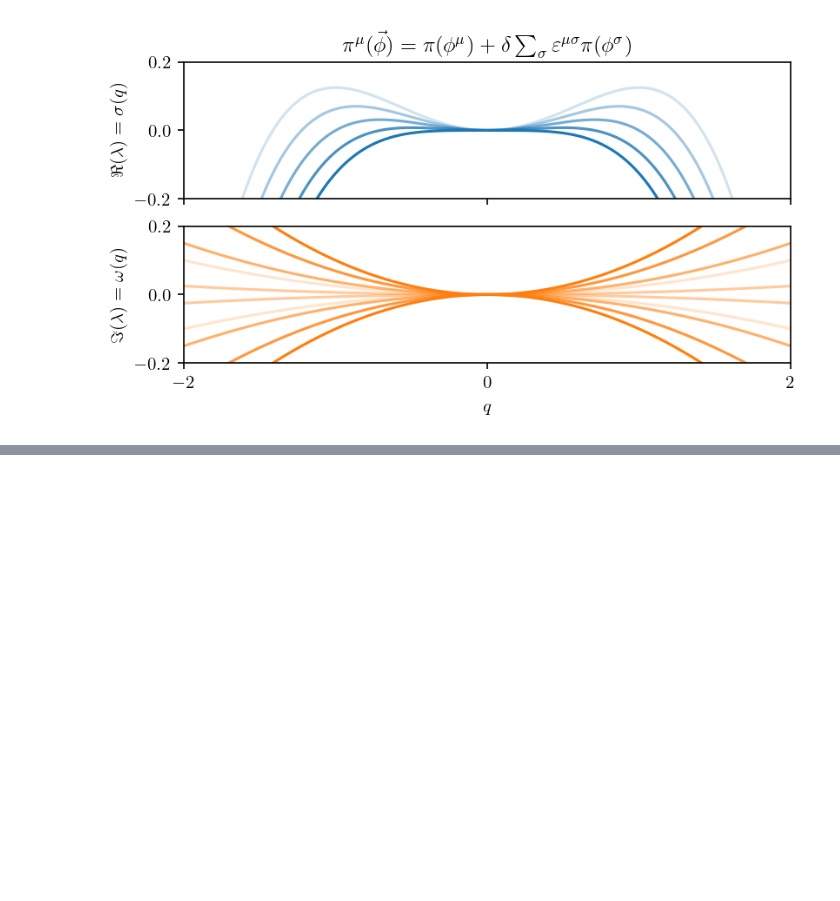
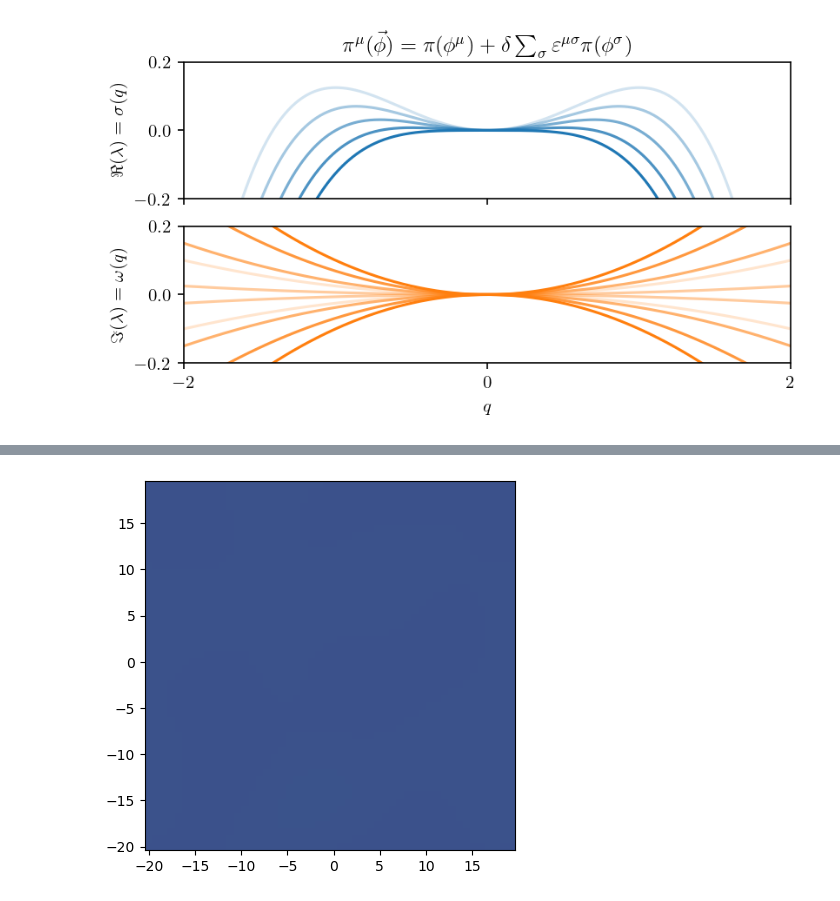
Before and after one commit to dsseara/sociohydro, a Jupyter notebook: sim/meanField/dedalus/2023-02-08_schellingMeanFieldTest.ipynb, the cells around one changed output, grey strips where cells are left out. Drawn from its saved outputs; the diff is of its cells as text; code cells hidden in the pictures; blank space fills up the shorter version.

```diff
--- a/sim/meanField/dedalus/2023-02-08_schellingMeanFieldTest.ipynb
+++ b/sim/meanField/dedalus/2023-02-08_schellingMeanFieldTest.ipynb
@@ -391,0 +539,15 @@ ax[0].set(title=r"$\pi^\mu(\vec{\phi}) = \pi(\phi^\mu) + \delta \sum_\sigma \var
+# %%
+files = glob(os.path.join(savefolder, "*h5"))
+for file in files:
+    with h5py.File(file, "r") as d:
+        ϕA = d['tasks']['phiA'][()]
+        ϕB = d['tasks']['phiB'][()]
+        t = d['tasks']['phiA'].dims[0]['sim_time'][()]
+        x = d['tasks']['phiA'].dims[1][0][()]
+        y = d['tasks']['phiA'].dims[2][0][()]
+# %%
+fig, ax = plt.subplots()
+ax.pcolormesh(x, y, ϕA[-1], vmin=0, vmax=1)
+ax.set_aspect(1)
+# %% [output]
+[figure, added]
```
Also changed, not shown: parts of 4 cells of this notebook, 3 other files.
